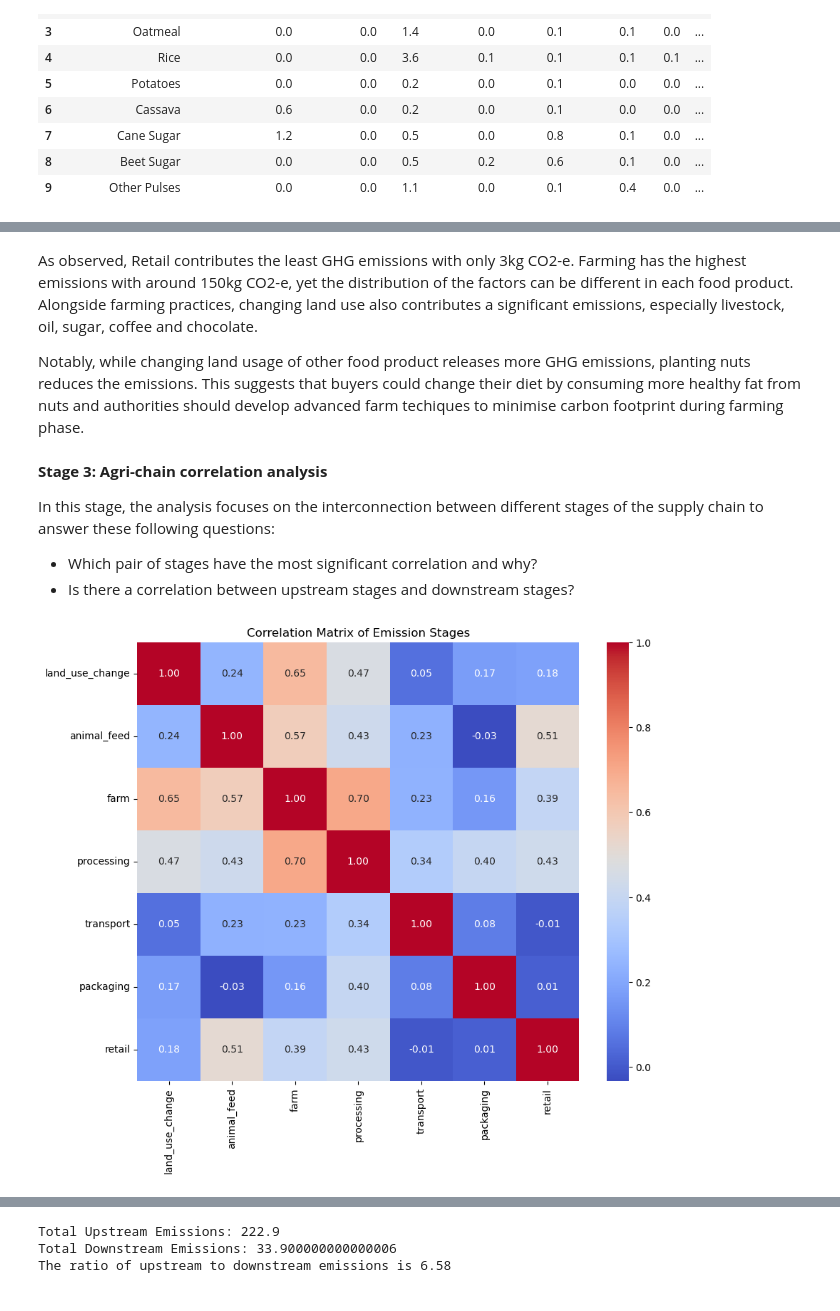
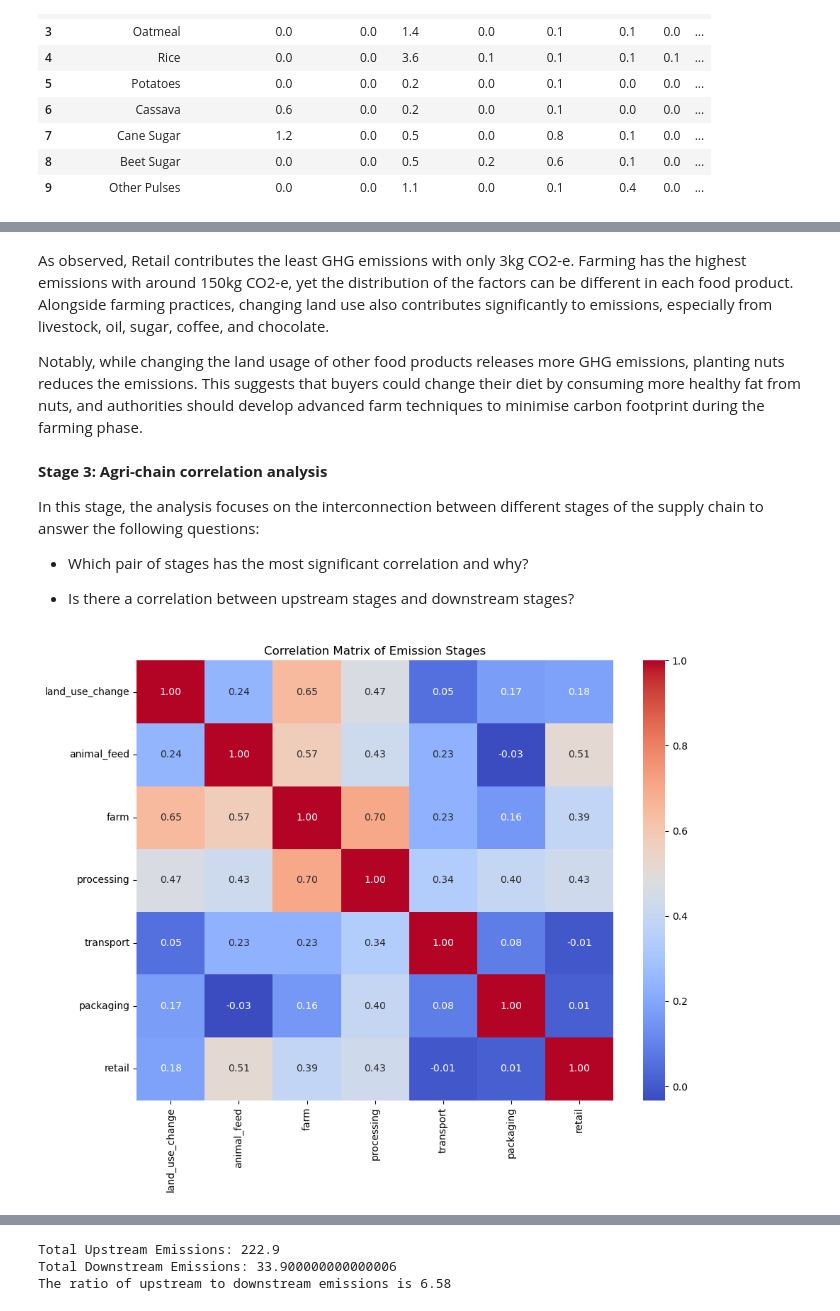
Before and after one commit to dtranmonica/carbon_on_the_plate, a Jupyter notebook: notebooks/data_visualisation.ipynb, the cells around one changed output, grey strips where cells are left out. Cells and saved outputs as stored; diff of their text form; code cells hidden in the pictures.

```diff
--- a/notebooks/data_visualisation.ipynb
+++ b/notebooks/data_visualisation.ipynb
@@ -149,22 +165,30 @@ dtype: float64
 # %% [markdown]
-As observed, Retail contributes the least GHG emissions with only 3kg CO2-e. Farming has the highest emissions with around 150kg CO2-e, yet the distribution of the factors can be different in each food product. Alongside farming practices, changing land use also contributes a significant emissions, especially livestock, oil, sugar, coffee and chocolate.
+As observed, Retail contributes the least GHG emissions with only 3kg CO2-e. Farming has the highest emissions with around 150kg CO2-e, yet the distribution of the factors can be different in each food product. Alongside farming practices, changing land use also contributes significantly to emissions, especially from livestock, oil, sugar, coffee, and chocolate.
 
-Notably, while changing land usage of other food product releases more GHG emissions, planting nuts reduces the emissions. This suggests that buyers could change their diet by consuming more healthy fat from nuts and authorities should develop advanced farm techiques to minimise carbon footprint during farming phase.
+
+
+Notably, while changing the land usage of other food products releases more GHG emissions, planting nuts reduces the emissions. This suggests that buyers could change their diet by consuming more healthy fat from nuts, and authorities should develop advanced farm techniques to minimise carbon footprint during the farming phase.
 # %% [markdown]
 **Stage 3: Agri-chain correlation analysis**
 
-In this stage, the analysis focuses on the interconnection between different stages of the supply chain to answer these following questions:
-- Which pair of stages have the most significant correlation and why?
+
+
+In this stage, the analysis focuses on the interconnection between different stages of the supply chain to answer the following questions:
+
+- Which pair of stages has the most significant correlation and why?
+
 - Is there a correlation between upstream stages and downstream stages?
 # %%
 #Correlation analysis between different emission stages
 correlation_matrix = food[stage_cols].corr()
 plt.figure(figsize = (10,8))
 sns.heatmap(correlation_matrix, annot = True, cmap = 'coolwarm', fmt='.2f')
 plt.title('Correlation Matrix of Emission Stages')
+plt.tight_layout()
+plt.savefig('emission_stages_correlation_matrix.png')
 plt.show()
 # %% [output]
-[figure, old version]
+[figure, new version]
 # %% [markdown]
 The correlation analysis reveals some key insights:
 
```
Also changed, not shown: parts of 14 cells of this notebook, 10 other files.
